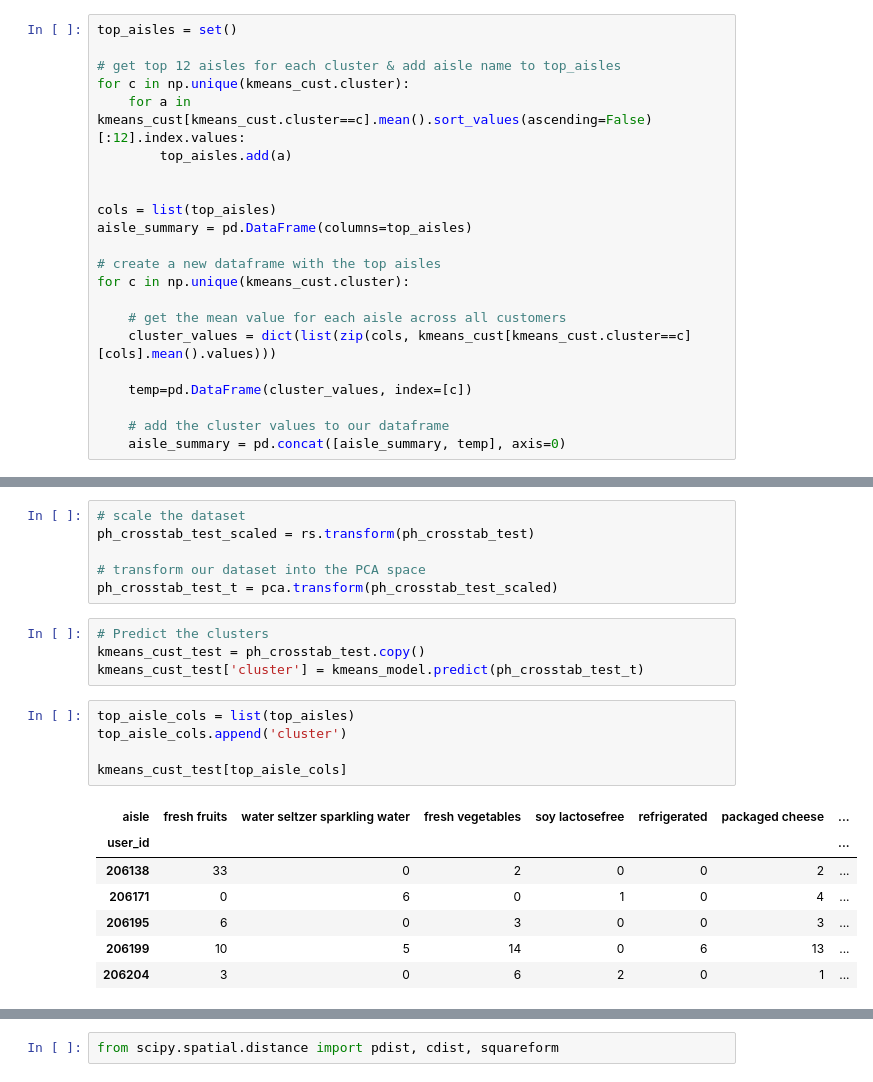
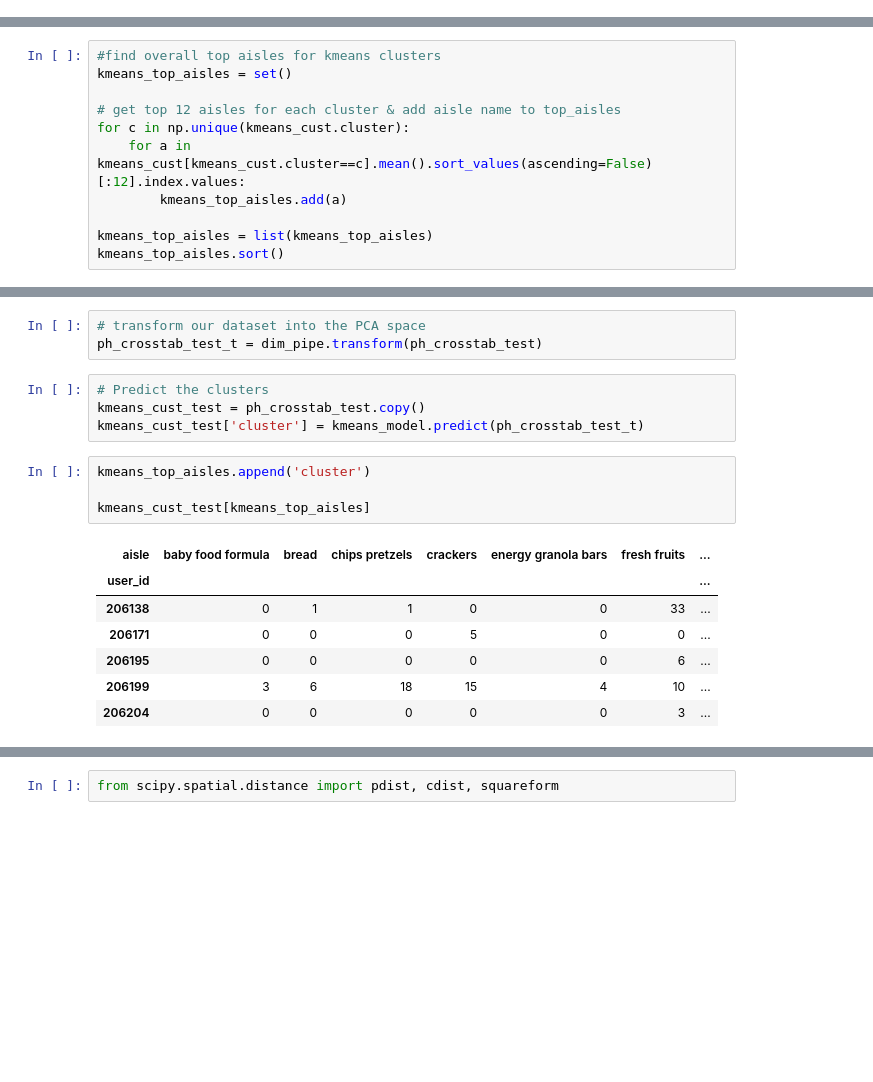
Before and after one commit to mrjgamble/K2DataScience, a Jupyter notebook: Projects/project3-recommender/notebooks/02-instacart-clustering-aisles.ipynb, the cells around one changed output, grey strips where cells are left out. Cells and saved outputs as stored; diff of their text form; blank space fills up the shorter version.

```diff
--- a/Projects/project3-recommender/notebooks/02-instacart-clustering-aisles.ipynb
+++ b/Projects/project3-recommender/notebooks/02-instacart-clustering-aisles.ipynb
@@ -386,25 +371,3 @@ cluster 2: 1621
 cluster 3: 82
 # %% [markdown]
 With the predictions attached to our original dataframe, gather the top 12 aisles for each cluster.
-# %%
-top_aisles = set()
-
-# get top 12 aisles for each cluster & add aisle name to top_aisles
-for c in np.unique(kmeans_cust.cluster):
-    for a in kmeans_cust[kmeans_cust.cluster==c].mean().sort_values(ascending=False)[:12].index.values:
-        top_aisles.add(a)
-
-
-cols = list(top_aisles)
-aisle_summary = pd.DataFrame(columns=top_aisles)
-
-# create a new dataframe with the top aisles
-for c in np.unique(kmeans_cust.cluster):
-
-    # get the mean value for each aisle across all customers
-    cluster_values = dict(list(zip(cols, kmeans_cust[kmeans_cust.cluster==c][cols].mean().values)))
-
-    temp=pd.DataFrame(cluster_values, index=[c])
-
-    # add the cluster values to our dataframe
-    aisle_summary = pd.concat([aisle_summary, temp], axis=0)
@@ -521,26 +484,33 @@ The main difference between cluster 0 and 2 is the higher chance of purchasing e
+# %%
+#find overall top aisles for kmeans clusters
+kmeans_top_aisles = set()
+
+# get top 12 aisles for each cluster & add aisle name to top_aisles
+for c in np.unique(kmeans_cust.cluster):
+    for a in kmeans_cust[kmeans_cust.cluster==c].mean().sort_values(ascending=False)[:12].index.values:
+        kmeans_top_aisles.add(a)
+
+kmeans_top_aisles = list(kmeans_top_aisles)
+kmeans_top_aisles.sort()
 # %% [markdown]
 ### KMeans Clustering Predictions
 Taking our holdout dataset, where do our new customers fall into the predicted clusters?
 # %%
-# scale the dataset
-ph_crosstab_test_scaled = rs.transform(ph_crosstab_test)
-
 # transform our dataset into the PCA space
-ph_crosstab_test_t = pca.transform(ph_crosstab_test_scaled)
+ph_crosstab_test_t = dim_pipe.transform(ph_crosstab_test)
 # %%
 # Predict the clusters
 kmeans_cust_test = ph_crosstab_test.copy()
 kmeans_cust_test['cluster'] = kmeans_model.predict(ph_crosstab_test_t)
 # %%
-top_aisle_cols = list(top_aisles)
-top_aisle_cols.append('cluster')
+kmeans_top_aisles.append('cluster')
 
-kmeans_cust_test[top_aisle_cols]
+kmeans_cust_test[kmeans_top_aisles]
 # %% [output]
-| aisle | fresh fruits | water seltzer sparkling water | fresh vegetables | soy lactosefree | refrigerated | packaged cheese | ... |
+| aisle | baby food formula | bread | chips pretzels | crackers | energy granola bars | fresh fruits | ... |
 | user_id |  |  |  |  |  |  | ... |
-| 206138 | 33 | 0 | 2 | 0 | 0 | 2 | ... |
-| 206171 | 0 | 6 | 0 | 1 | 0 | 4 | ... |
-| 206195 | 6 | 0 | 3 | 0 | 0 | 3 | ... |
-| 206199 | 10 | 5 | 14 | 0 | 6 | 13 | ... |
-| 206204 | 3 | 0 | 6 | 2 | 0 | 1 | ... |
+| 206138 | 0 | 1 | 1 | 0 | 0 | 33 | ... |
+| 206171 | 0 | 0 | 0 | 5 | 0 | 0 | ... |
+| 206195 | 0 | 0 | 0 | 0 | 0 | 6 | ... |
+| 206199 | 3 | 6 | 18 | 15 | 4 | 10 | ... |
+| 206204 | 0 | 0 | 0 | 0 | 0 | 3 | ... |
```
Also changed, not shown: parts of 82 cells of this notebook, 5 other files.
